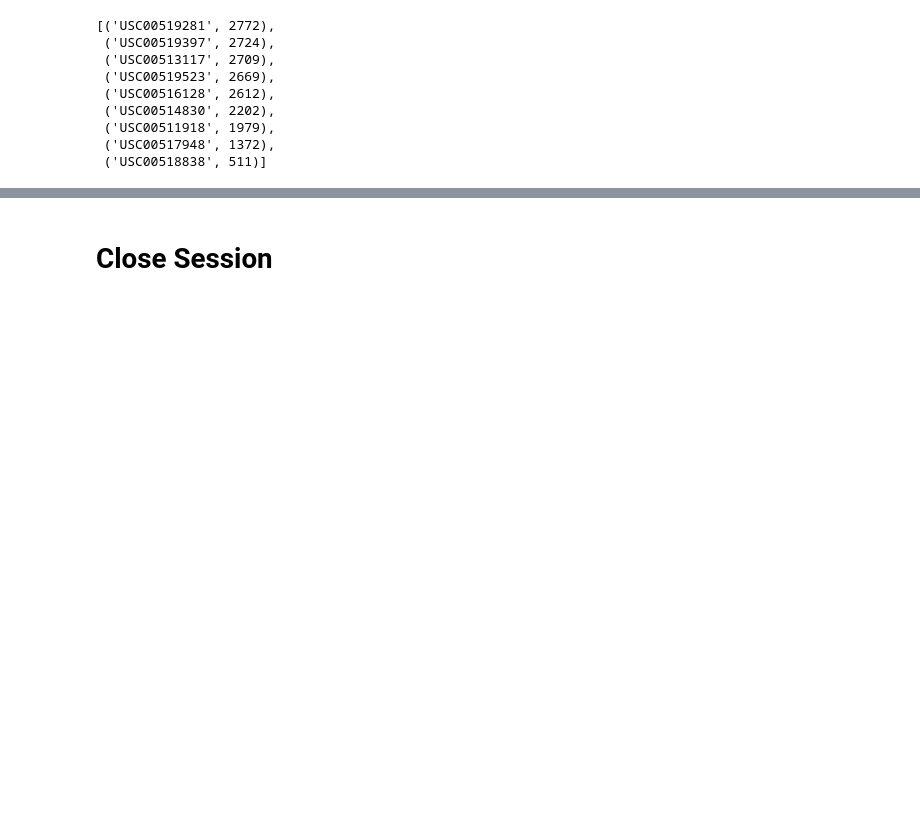
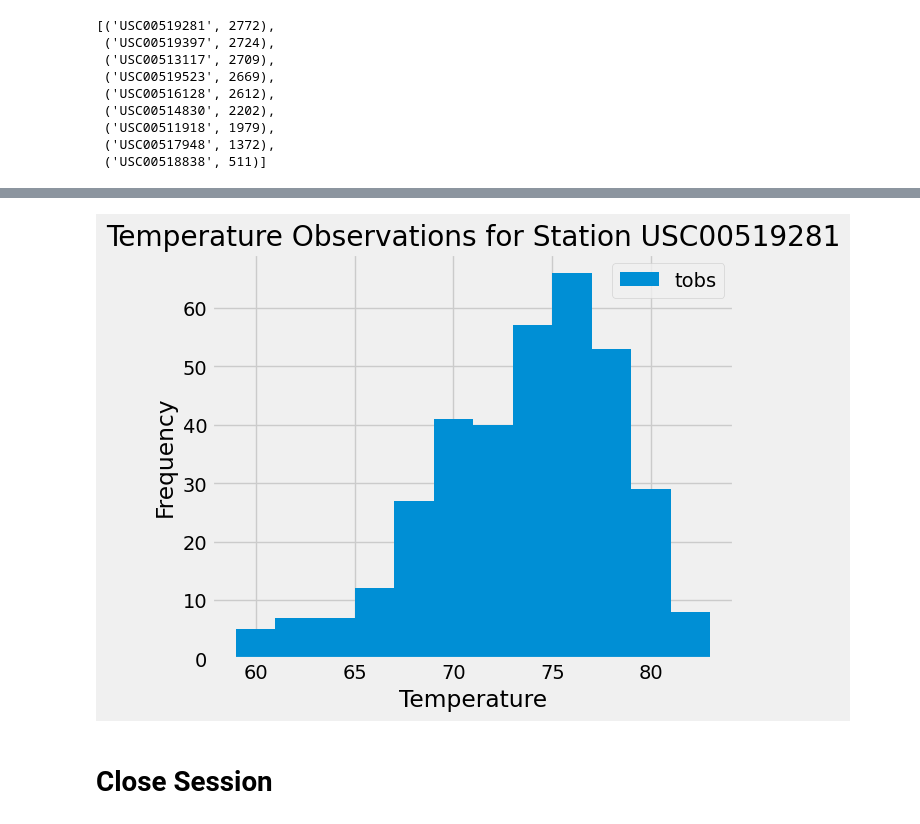
Before and after one commit to moonsunkey/sqlalchemy-challenge, a Jupyter notebook: SurfsUp/climate.ipynb, the cells around one changed output, grey strips where cells are left out. Cells and saved outputs as stored; diff of their text form; code cells hidden in the pictures; blank space fills up the shorter version.

```diff
--- a/SurfsUp/climate.ipynb
+++ b/SurfsUp/climate.ipynb
@@ -157,3 +194,22 @@ Text(0.5, 4.183333333333314, 'Temperature')
+# %%
+# Using the most active station id
+# Query the last 12 months of temperature observation data for this station and plot the results as a histogram
+USC00519281_data = session.query(measurement.date, measurement.tobs).\
+    filter(measurement.station == 'USC00519281').\
+    filter(text("date >= (SELECT date(MAX(date), '-365 day') FROM measurement)")).\
+    order_by(measurement.date).all()
+
+df = pd.DataFrame(USC00519281_data, columns=['date', 'tobs'])
+
+# Plot the results as a histogram
+plt.figure(figsize=(6, 5))
+df['tobs'].plot(kind='hist', bins=12, title='Temperature Observations for Station USC00519281',label='tobs')
+plt.xlabel('Temperature')
+plt.ylabel('Frequency')
+plt.legend()
+plt.show()
+# %% [output]
+[figure, added]
 # %% [markdown]
 # Close Session
 # %%
```
Also changed, not shown: parts of 10 cells of this notebook.
